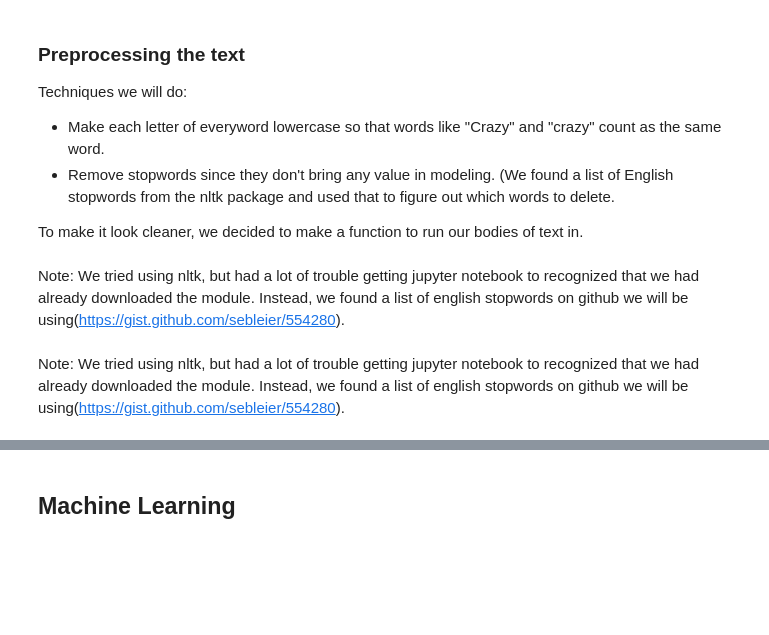
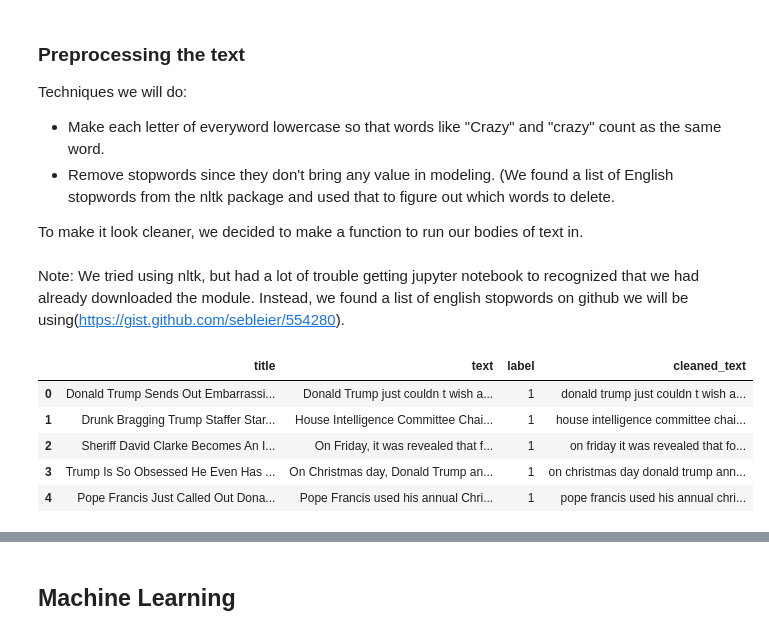
Before and after one commit to melanieshuynh/I310D-Final-Project, a Jupyter notebook: Final Project.ipynb, the cells around one changed output, grey strips where cells are left out. Saved outputs shown, nothing was run; the diff lists cells and outputs as text; code cells hidden in the pictures; blank space fills up the shorter version.

Commit message:
DONEish
still need to analyze which words are most common in fake news

```diff
--- a/Final Project.ipynb
+++ b/Final Project.ipynb
@@ -147,19 +147,36 @@ def clean_text(text):
     text = [w for w in text if not w in stopwords]
     text = " ".join(text)
 
+    # Format words and remove unwanted characters
+    text = re.sub(r'https?:\/\/.*[\r\n]*', '', text, flags=re.MULTILINE)
+    text = re.sub(r'\<a href', ' ', text)
+    text = re.sub(r'&amp;', '', text)
+    text = re.sub(r'[_"\-;%()|+&=*%.,!?:#$@\[\]/]', ' ', text)
+    text = re.sub(r'<br />', ' ', text)
+    text = re.sub(r'\'', ' ', text)
+
 
     return text
-# %% [markdown]
-Note: We tried using nltk, but had a lot of trouble getting jupyter notebook to recognized that we had already downloaded the module. Instead, we found a list of english stopwords on github we will be using(https://gist.github.com/sebleier/554280).
+# %% [markdown]
+Note: We tried using nltk, but had a lot of trouble getting jupyter notebook to recognized that we had already downloaded the module. Instead, we found a list of english stopwords on github we will be using(https://gist.github.com/sebleier/554280).
 # %%
 import numpy as np
 import re
 
 stopwords = pd.read_csv("NLTK's list of english stopwords")
 
+# for row in final_df['text']:
+#     final_df['cleaned_text'] = clean_text(final_df.loc[row, 'text'])
+
 final_df['cleaned_text'] = list(map(clean_text, final_df.text))
+final_df.head()
+# %% [output]
+|  | title | text | label | cleaned_text |
+| 0 | Donald Trump Sends Out Embarrassi... | Donald Trump just couldn t wish a... | 1 | donald trump just couldn t wish a... |
+| 1 | Drunk Bragging Trump Staffer Star... | House Intelligence Committee Chai... | 1 | house intelligence committee chai... |
+| 2 | Sheriff David Clarke Becomes An I... | On Friday, it was revealed that f... | 1 | on friday it was revealed that fo... |
+| 3 | Trump Is So Obsessed He Even Has ... | On Christmas day, Donald Trump an... | 1 | on christmas day donald trump ann... |
+| 4 | Pope Francis Just Called Out Dona... | Pope Francis used his annual Chri... | 1 | pope francis used his annual chri... |
-# %% [markdown]
-Note: We tried using nltk, but had a lot of trouble getting jupyter notebook to recognized that we had already downloaded the module. Instead, we found a list of english stopwords on github we will be using(https://gist.github.com/sebleier/554280).
 # %%
 from sklearn.feature_extraction.text import CountVectorizer
 
```
Also changed, not shown: parts of 15 cells of this notebook.
